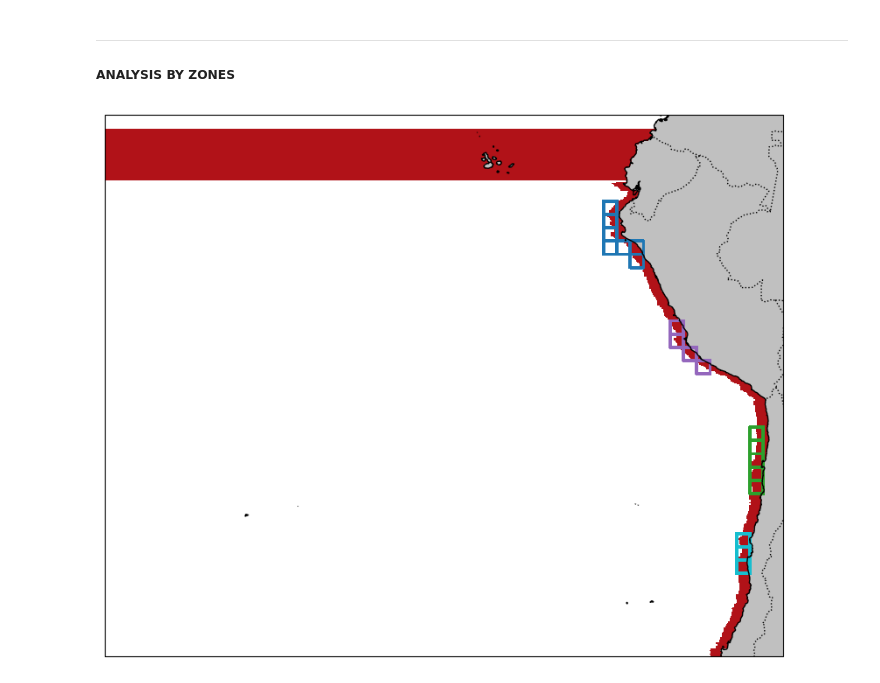
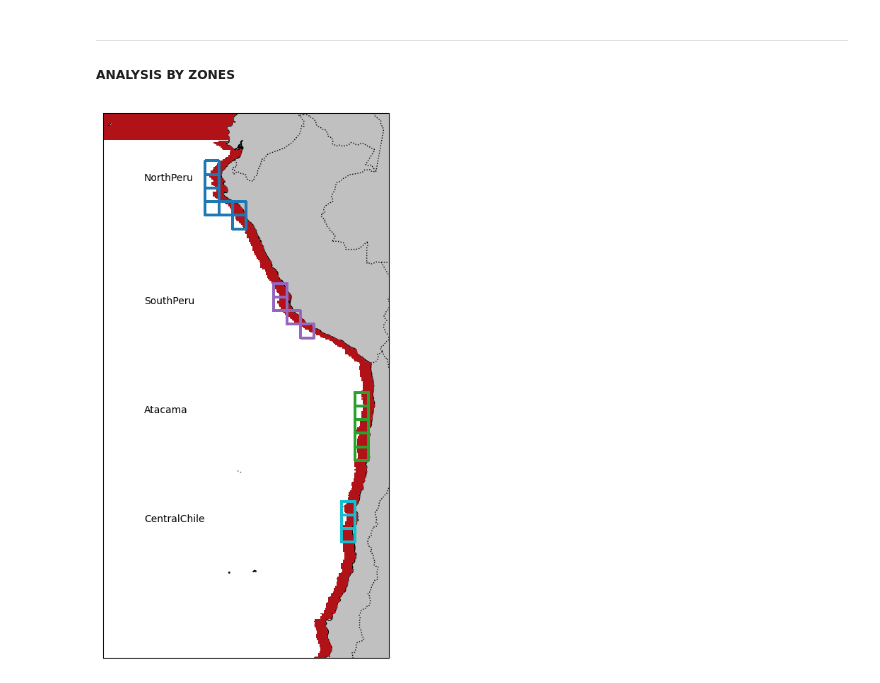
Before and after one commit to lucasglasner/S2S_CEAZA, a Jupyter notebook: forecastskill_by_zone.ipynb, the cells around one changed output. Saved outputs shown, nothing was run; the diff lists cells and outputs as text; code cells hidden in the pictures.

```diff
--- a/forecastskill_by_zone.ipynb
+++ b/forecastskill_by_zone.ipynb
@@ -237,25 +236,26 @@ zones_north = {'SouthCCS':slice(30,34)}
 # %%
 fig, ax = plt.subplots(1,1, figsize=(10,10), dpi=100, facecolor='w', subplot_kw={'projection':ccrs.PlateCarree()})
 ax.coastlines('10m')
-ax.set_extent([-120,-69,-35,3])
+ax.set_extent([-90,-69,-40,0])
 masks_glorys.tropicalmask.where(masks_glorys.tropicalmask).plot(ax=ax, add_colorbar=False, vmin=0, vmax=1.2, cmap='Reds')
 masks_glorys.coastmask_south.where(masks_glorys.coastmask_south).plot(ax=ax, add_colorbar=False, vmin=0, vmax=1.2, cmap='Reds')
 ax.add_feature(cf.LAND, color='silver')
 ax.add_feature(cf.BORDERS, ls=':')
 
 colors=plt.cm.tab10(np.linspace(0,1,10))[[0,4,2,9],:]
 for i,z in enumerate(zones_south.keys()):
     x = masks_reforecast.coastmask_south.sortby('lat',ascending=False).sel(lat=zones_south[z])
     x = x.where(x==1)
     ax.pcolor(x.lon,x.lat,x, color=colors[i], facecolor='none', linewidth=2)
+    ax.text(-87, x.lat[1], z, transform=ax.transData)
 
 # colors=plt.cm.tab10(np.linspace(0.8,1,10))
 # for i,z in enumerate(zones_north.keys()):
 #     x = masks_reforecast.coastmask_north.sortby('lat',ascending=True).sel(lat=zones_north[z])
 #     x = x.where(x==1)
 #     ax.pcolor(x.lon,x.lat,x, color=colors[i], facecolor='none', linewidth=2)
 # %% [output]
-[figure, old version]
+[figure, new version]
 # %%
 zsouth_reforecast  = {keys:south_reforecast.swap_dims({'index':'lat'}).sel(lat=zones_south[keys]).mean('lat') for keys in zones_south.keys()}
 zsouth_persistance = {keys:south_persistance.swap_dims({'index':'lat'}).sel(lat=zones_south[keys]).mean('lat') for keys in zones_south.keys()}
```
Also changed, not shown: parts of 11 cells of this notebook, 8 other files.
